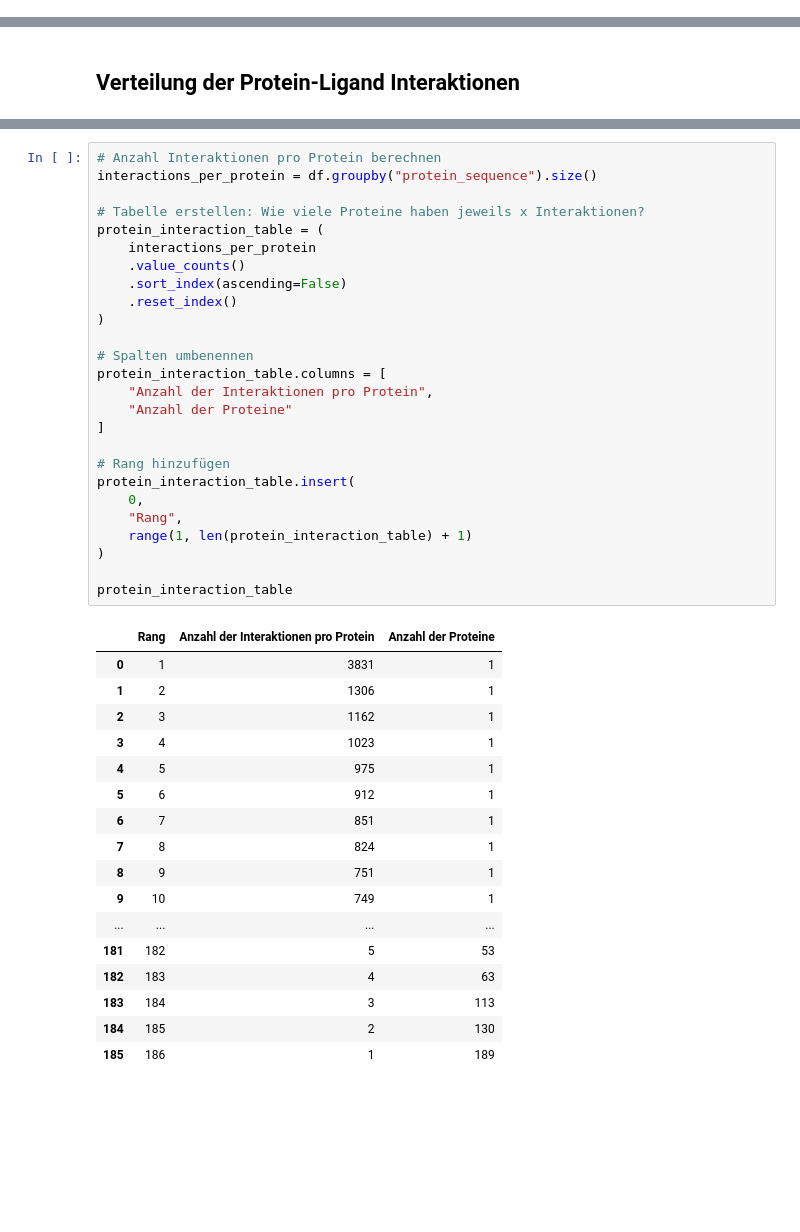
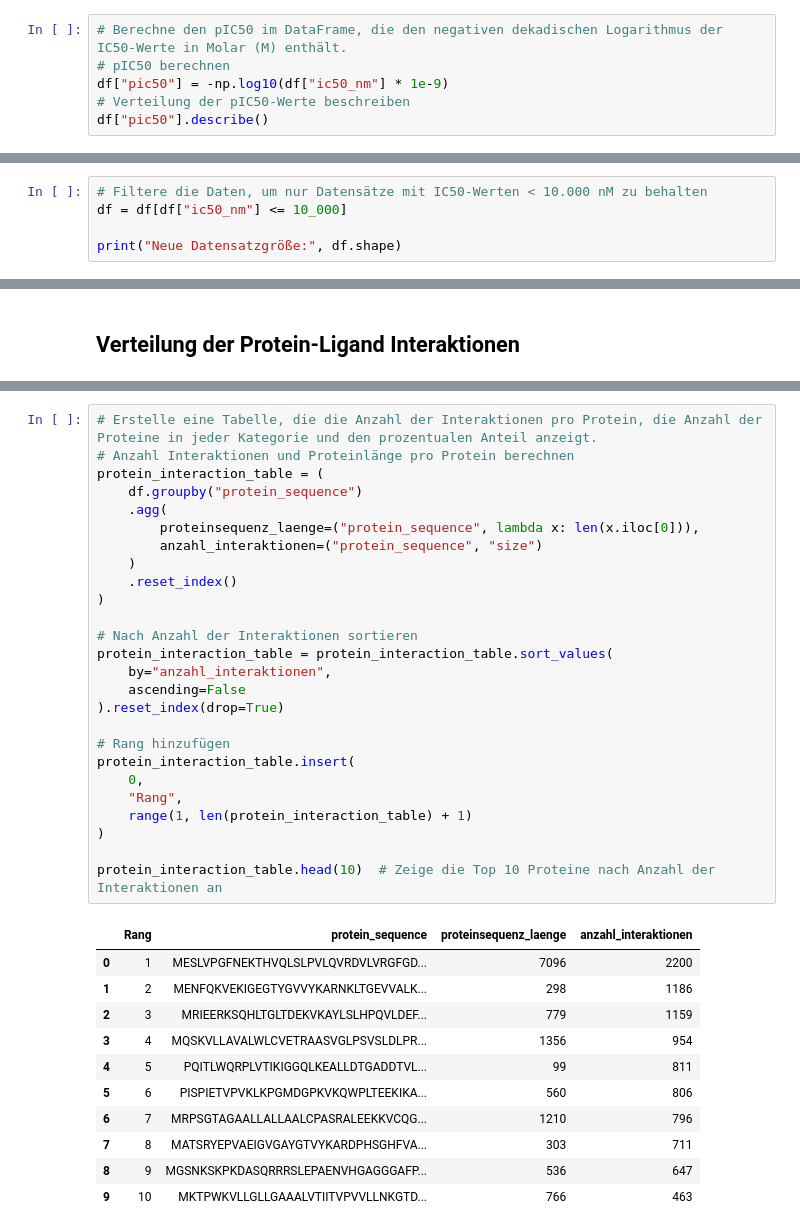
Before and after one commit to hempelt/Masterthesis, a Jupyter notebook: notebooks/EDA.ipynb, the cells around one changed output, grey strips where cells are left out. Cells and saved outputs as stored; diff of their text form; blank space fills up the shorter version.

```diff
--- a/notebooks/EDA.ipynb
+++ b/notebooks/EDA.ipynb
@@ -118,0 +188,6 @@ Neue Datensatzgröße: (52192, 5)
+# %%
+# Berechne den pIC50 im DataFrame, die den negativen dekadischen Logarithmus der IC50-Werte in Molar (M) enthält.
+# pIC50 berechnen
+df["pic50"] = -np.log10(df["ic50_nm"] * 1e-9)
+# Verteilung der pIC50-Werte beschreiben
+df["pic50"].describe()
@@ -118,0 +250,5 @@ Neue Datensatzgröße: (52192, 5)
+# %%
+# Filtere die Daten, um nur Datensätze mit IC50-Werten < 10.000 nM zu behalten
+df = df[df["ic50_nm"] <= 10_000]
+
+print("Neue Datensatzgröße:", df.shape)
@@ -578,44 +492,38 @@ plt.show()
 # %%
-# Anzahl Interaktionen pro Protein berechnen
-interactions_per_protein = df.groupby("protein_sequence").size()
-
-# Tabelle erstellen: Wie viele Proteine haben jeweils x Interaktionen?
+# Erstelle eine Tabelle, die die Anzahl der Interaktionen pro Protein, die Anzahl der Proteine in jeder Kategorie und den prozentualen Anteil anzeigt.
+# Anzahl Interaktionen und Proteinlänge pro Protein berechnen
 protein_interaction_table = (
-    interactions_per_protein
-    .value_counts()
-    .sort_index(ascending=False)
+    df.groupby("protein_sequence")
+    .agg(
+        proteinsequenz_laenge=("protein_sequence", lambda x: len(x.iloc[0])),
+        anzahl_interaktionen=("protein_sequence", "size")
+    )
     .reset_index()
 )
 
-# Spalten umbenennen
-protein_interaction_table.columns = [
-    "Anzahl der Interaktionen pro Protein",
-    "Anzahl der Proteine"
-]
+# Nach Anzahl der Interaktionen sortieren
+protein_interaction_table = protein_interaction_table.sort_values(
+    by="anzahl_interaktionen",
+    ascending=False
+).reset_index(drop=True)
 
 # Rang hinzufügen
 protein_interaction_table.insert(
     0,
     "Rang",
     range(1, len(protein_interaction_table) + 1)
 )
 
-protein_interaction_table
+protein_interaction_table.head(10)  # Zeige die Top 10 Proteine nach Anzahl der Interaktionen an
 # %% [output]
-|  | Rang | Anzahl der Interaktionen pro Protein | Anzahl der Proteine |
-| 0 | 1 | 3831 | 1 |
-| 1 | 2 | 1306 | 1 |
-| 2 | 3 | 1162 | 1 |
-| 3 | 4 | 1023 | 1 |
-| 4 | 5 | 975 | 1 |
-| 5 | 6 | 912 | 1 |
-| 6 | 7 | 851 | 1 |
-| 7 | 8 | 824 | 1 |
-| 8 | 9 | 751 | 1 |
-| 9 | 10 | 749 | 1 |
-| ... | ... | ... | ... |
-| 181 | 182 | 5 | 53 |
-| 182 | 183 | 4 | 63 |
-| 183 | 184 | 3 | 113 |
-| 184 | 185 | 2 | 130 |
-| 185 | 186 | 1 | 189 |
+|  | Rang | protein_sequence | proteinsequenz_laenge | anzahl_interaktionen |
+| 0 | 1 | MESLVPGFNEKTHVQLSLPVLQVRDVLVRGFGD... | 7096 | 2200 |
+| 1 | 2 | MENFQKVEKIGEGTYGVVYKARNKLTGEVVALK... | 298 | 1186 |
+| 2 | 3 | MRIEERKSQHLTGLTDEKVKAYLSLHPQVLDEF... | 779 | 1159 |
+| 3 | 4 | MQSKVLLAVALWLCVETRAASVGLPSVSLDLPR... | 1356 | 954 |
+| 4 | 5 | PQITLWQRPLVTIKIGGQLKEALLDTGADDTVL... | 99 | 811 |
+| 5 | 6 | PISPIETVPVKLKPGMDGPKVKQWPLTEEKIKA... | 560 | 806 |
+| 6 | 7 | MRPSGTAGAALLALLAALCPASRALEEKKVCQG... | 1210 | 796 |
+| 7 | 8 | MATSRYEPVAEIGVGAYGTVYKARDPHSGHFVA... | 303 | 711 |
+| 8 | 9 | MGSNKSKPKDASQRRRSLEPAENVHGAGGGAFP... | 536 | 647 |
+| 9 | 10 | MKTPWKVLLGLLGAAALVTIITVPVVLLNKGTD... | 766 | 463 |
```
Also changed, not shown: parts of 40 cells of this notebook, 24 other files.
